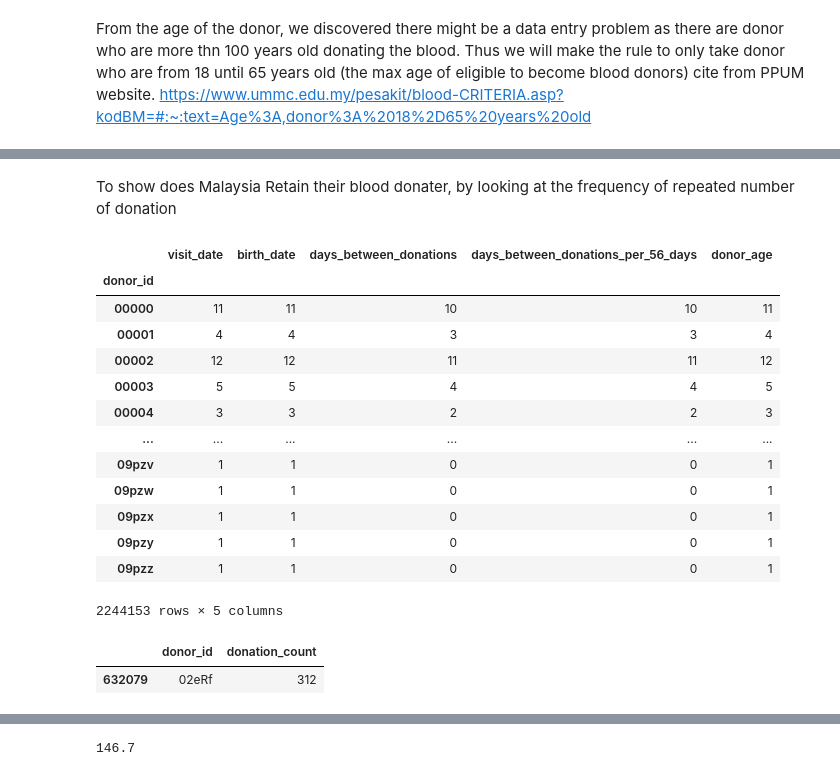
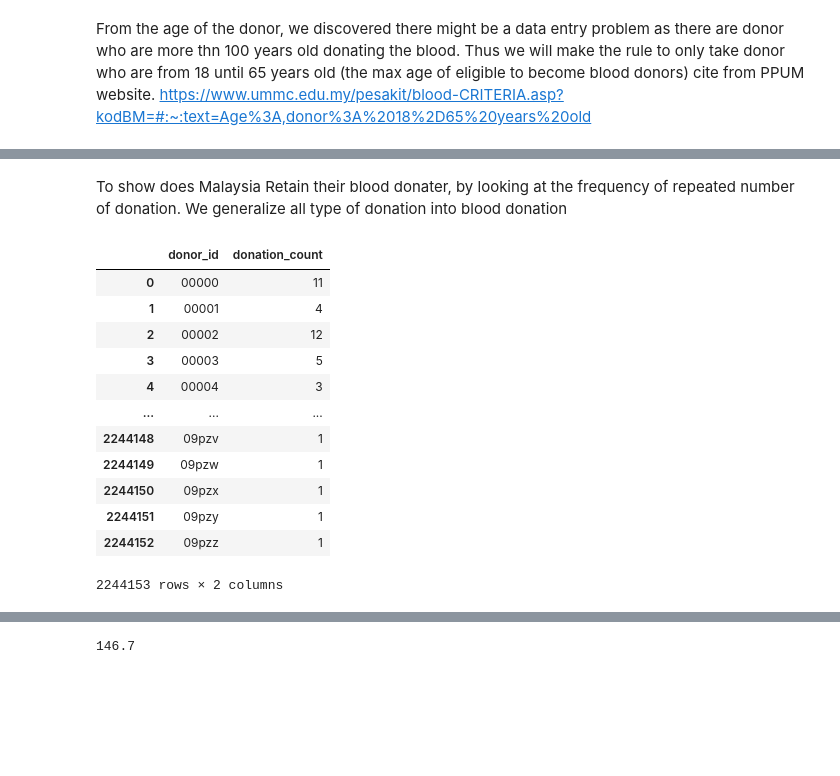
Before and after one commit to adleefuad/blood_donation, a Jupyter notebook: EDA.ipynb, the cells around one changed output, grey strips where cells are left out. Drawn from its saved outputs; the diff is of its cells as text; code cells hidden in the pictures; blank space fills up the shorter version.

```diff
--- a/EDA.ipynb
+++ b/EDA.ipynb
@@ -99,26 +99,21 @@ sort_gran_fil
 # %% [markdown]
-To show does Malaysia Retain their blood donater, by looking at the frequency of repeated number of donation
+To show does Malaysia Retain their blood donater, by looking at the frequency of repeated number of donation.
+We generalize all type of donation into blood donation
 # %%
 #group by donor id to get the number of their donations
-donor_donations = sort_gransdasdasd_fil.groupby('donor_id').count().reset_index(name='donation_count')
+donor_donations = sort_gran_fil.groupby('donor_id').size().reset_index(name='donation_count')
 donor_donations
 # %% [output]
-|  | visit_date | birth_date | days_between_donations | days_between_donations_per_56_days | donor_age |
-| donor_id |  |  |  |  |  |
-| 00000 | 11 | 11 | 10 | 10 | 11 |
-| 00001 | 4 | 4 | 3 | 3 | 4 |
-| 00002 | 12 | 12 | 11 | 11 | 12 |
-| 00003 | 5 | 5 | 4 | 4 | 5 |
-| 00004 | 3 | 3 | 2 | 2 | 3 |
-| ... | ... | ... | ... | ... | ... |
-| 09pzv | 1 | 1 | 0 | 0 | 1 |
-| 09pzw | 1 | 1 | 0 | 0 | 1 |
-| 09pzx | 1 | 1 | 0 | 0 | 1 |
-| 09pzy | 1 | 1 | 0 | 0 | 1 |
-| 09pzz | 1 | 1 | 0 | 0 | 1 |
+|  | donor_id | donation_count |
+| 0 | 00000 | 11 |
+| 1 | 00001 | 4 |
+| 2 | 00002 | 12 |
+| 3 | 00003 | 5 |
+| 4 | 00004 | 3 |
+| ... | ... | ... |
+| 2244148 | 09pzv | 1 |
+| 2244149 | 09pzw | 1 |
+| 2244150 | 09pzx | 1 |
+| 2244151 | 09pzy | 1 |
+| 2244152 | 09pzz | 1 |
-2244153 rows × 5 columns
+2244153 rows × 2 columns
-# %%
-donor_donations[donor_donations['donation_count']==312]
-# %% [output]
-|  | donor_id | donation_count |
-| 632079 | 02eRf | 312 |
```
Also changed, not shown: parts of 12 cells of this notebook.
